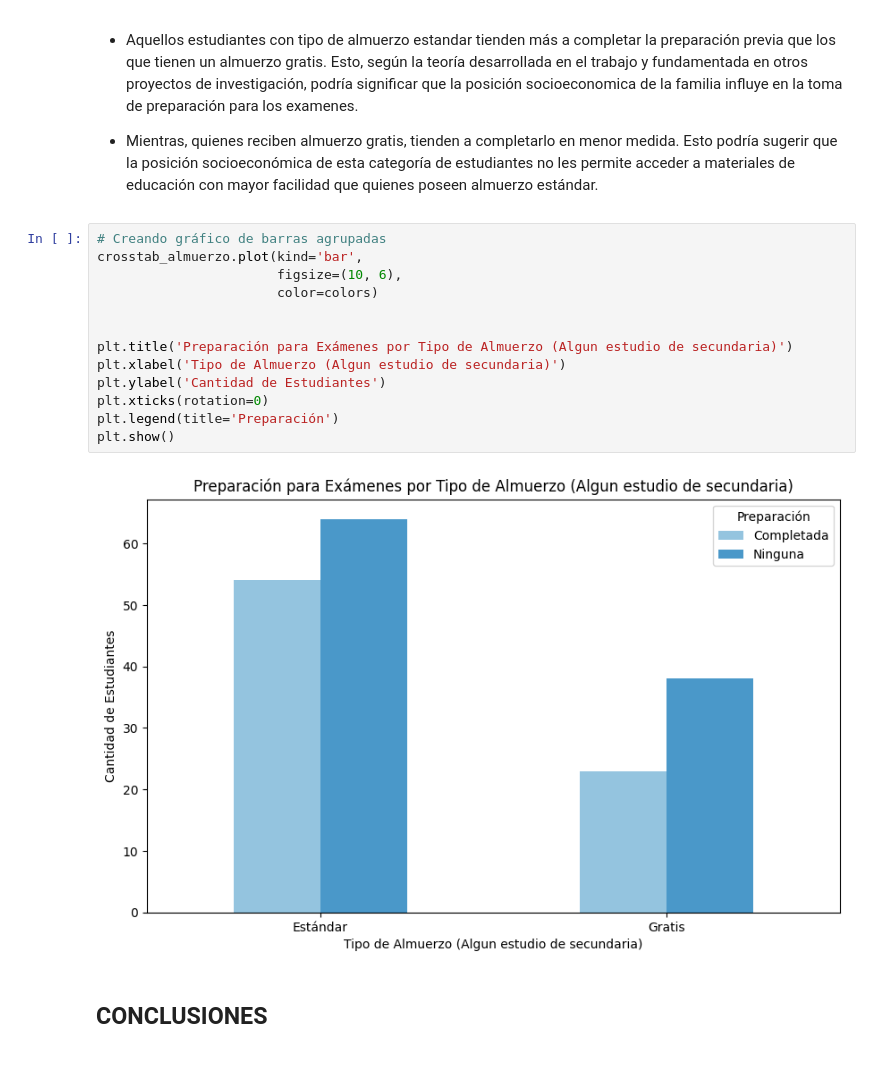
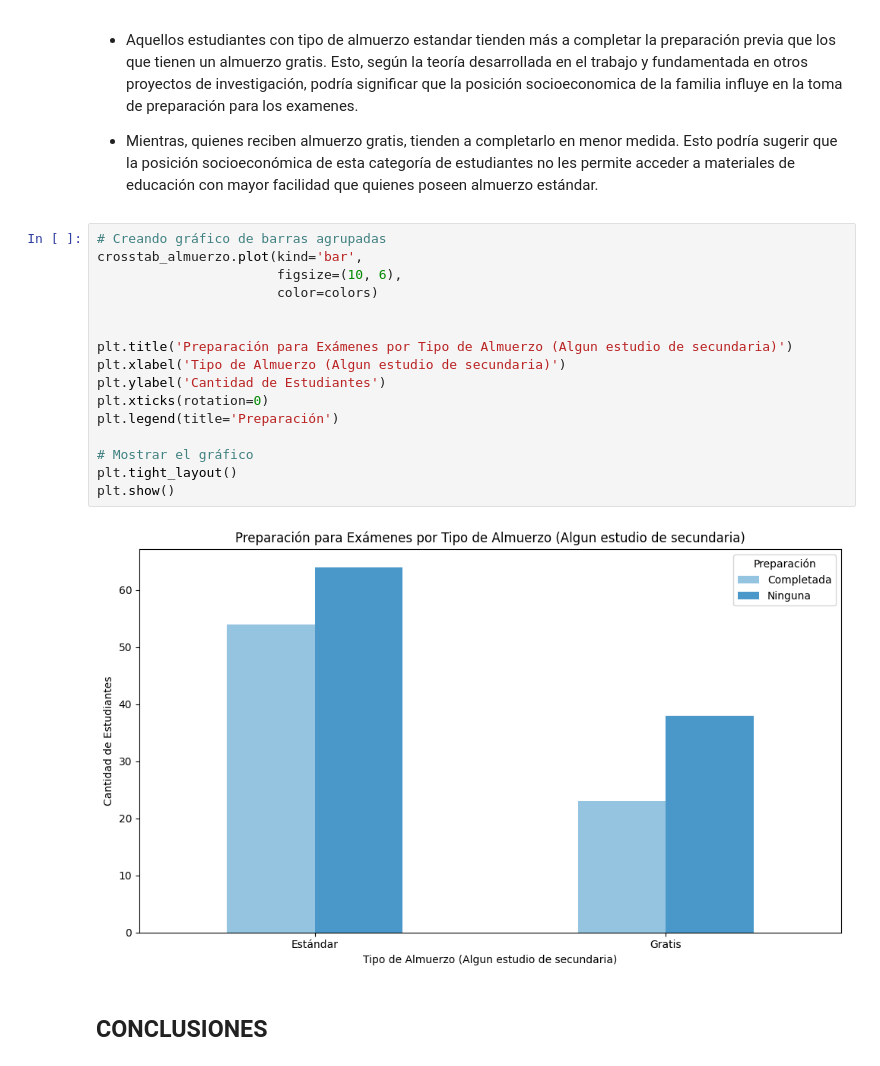
Before and after one commit to Zadquiel-niev/StudentsPerformance-G5-G6-Grupo-5, a Jupyter notebook: jupyter.ipynb, the cells around one changed output. Saved outputs shown, nothing was run; the diff lists cells and outputs as text.

```diff
--- a/jupyter.ipynb
+++ b/jupyter.ipynb
@@ -289,18 +288,21 @@ Estos se representaron de mejor manera en el siguiente gráfico de barras (se ti
 # %%
 # Creando gráfico de barras agrupadas
 crosstab_almuerzo.plot(kind='bar',
                        figsize=(10, 6),
                        color=colors)
 
 
 plt.title('Preparación para Exámenes por Tipo de Almuerzo (Algun estudio de secundaria)')
 plt.xlabel('Tipo de Almuerzo (Algun estudio de secundaria)')
 plt.ylabel('Cantidad de Estudiantes')
 plt.xticks(rotation=0)
 plt.legend(title='Preparación')
+
+# Mostrar el gráfico
+plt.tight_layout()
 plt.show()
 # %% [output]
-[figure, old version]
+[figure, new version]
 # %% [markdown]
 ## **CONCLUSIONES**
 # %% [markdown]
```
Also changed, not shown: parts of 2 cells of this notebook.
